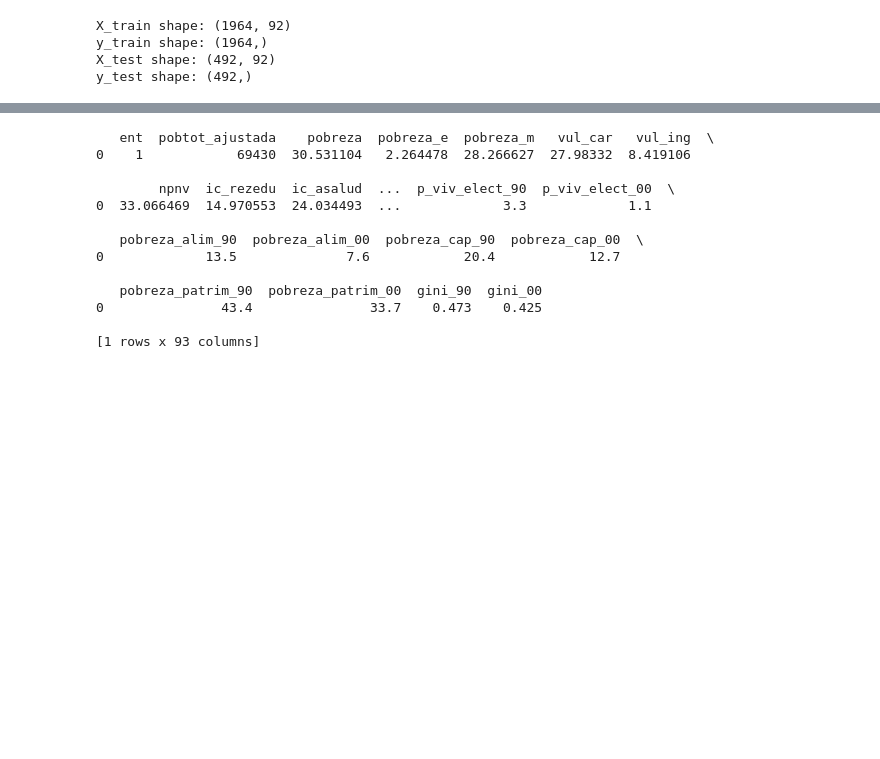
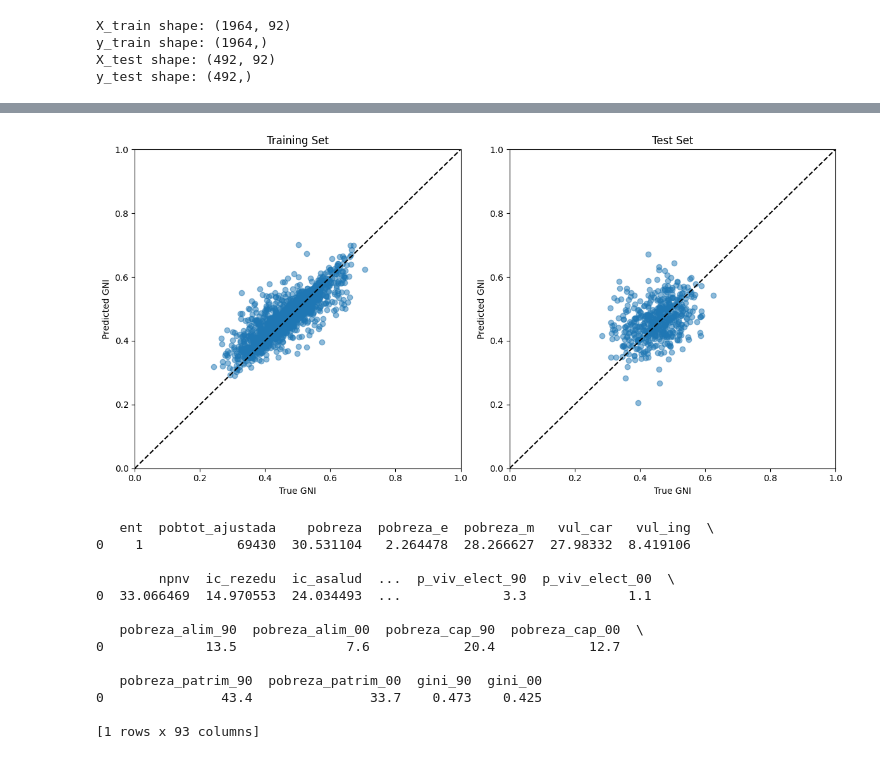
Before and after one commit to JesusIsraelPradoPineda/U2---Implementing-a-Predictor-from-scratch, a Jupyter notebook: WithLibraries.ipynb, the cells around one changed output, grey strips where cells are left out. Saved outputs shown, nothing was run; the diff lists cells and outputs as text; code cells hidden in the pictures; blank space fills up the shorter version.

```diff
--- a/WithLibraries.ipynb
+++ b/WithLibraries.ipynb
@@ -170,0 +171,30 @@ Test Loss: 0.008677328936755657
+# %%
+import matplotlib.pyplot as plt
+
+y_pred_train = model.predict(X_train_scaled).flatten()
+y_pred_test = model.predict(X_test_scaled).flatten()
+
+# Gráfica de las predicciones
+plt.figure(figsize=(12, 6))
+
+plt.subplot(1, 2, 1)
+plt.scatter(y_train, y_pred_train, alpha=0.5)
+plt.plot([0, 1], [0, 1], '--k')  # Se ajustan los límites de la gráfica para ir de 0 a 1
+plt.xlabel('True GNI')
+plt.ylabel('Predicted GNI')
+plt.title('Training Set')
+plt.xlim(0, 1)  # Fijar los límites del eje X
+plt.ylim(0, 1)  # Fijar los límites del eje Y
+
+plt.subplot(1, 2, 2)
+plt.scatter(y_test, y_pred_test, alpha=0.5)
+plt.plot([0, 1], [0, 1], '--k')    # Se ajustan los límites de la gráfica para ir de 0 a 1
+plt.xlabel('True GNI')
+plt.ylabel('Predicted GNI')
+plt.title('Test Set')
+plt.xlim(0, 1)  # Fijar los límites del eje X
+plt.ylim(0, 1)  # Fijar los límites del eje Y
+
+plt.tight_layout()
+plt.show()
+# %% [output]
@@ -171,3 +203,4 @@ Test Loss: 0.008677328936755657
+[figure, added]
 # %%
 new_data = pd.read_csv('/content/Test.csv')
 print(new_data.head())
```
Also changed, not shown: parts of 4 cells of this notebook.
